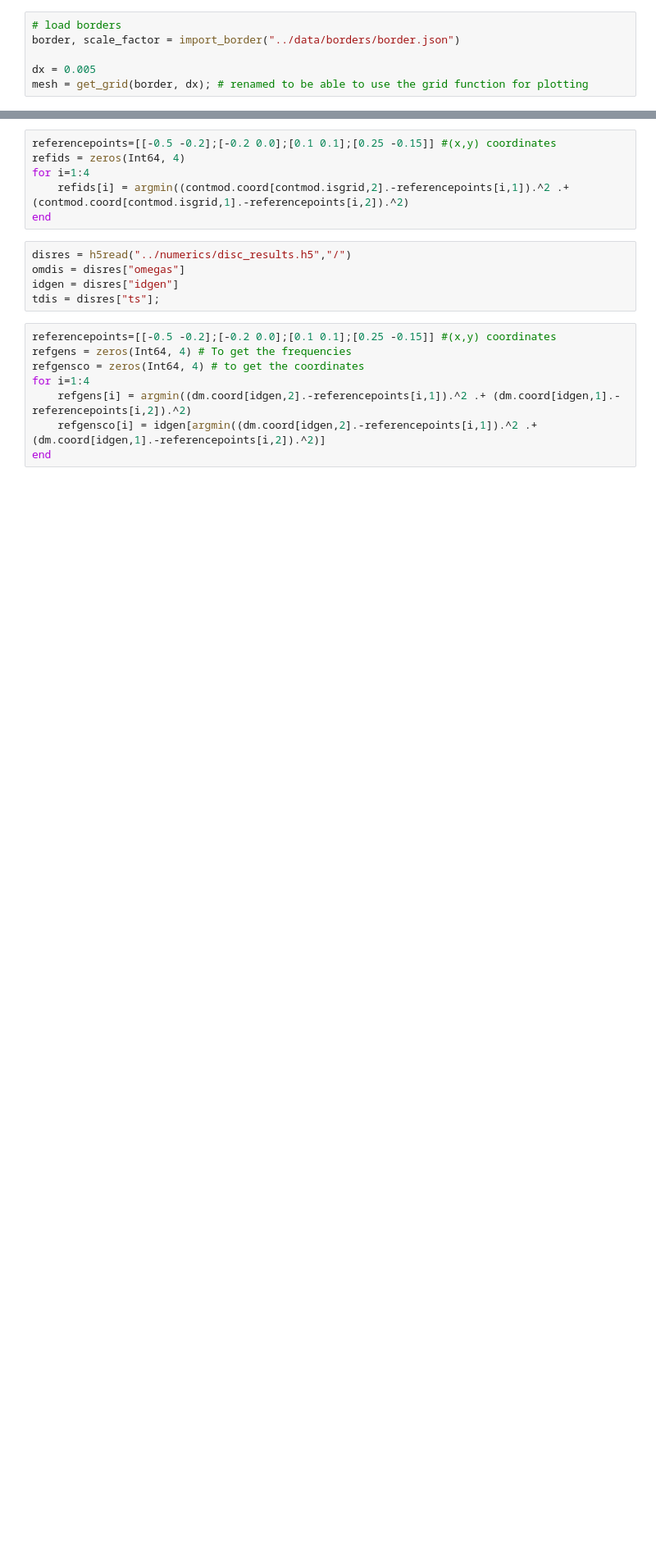
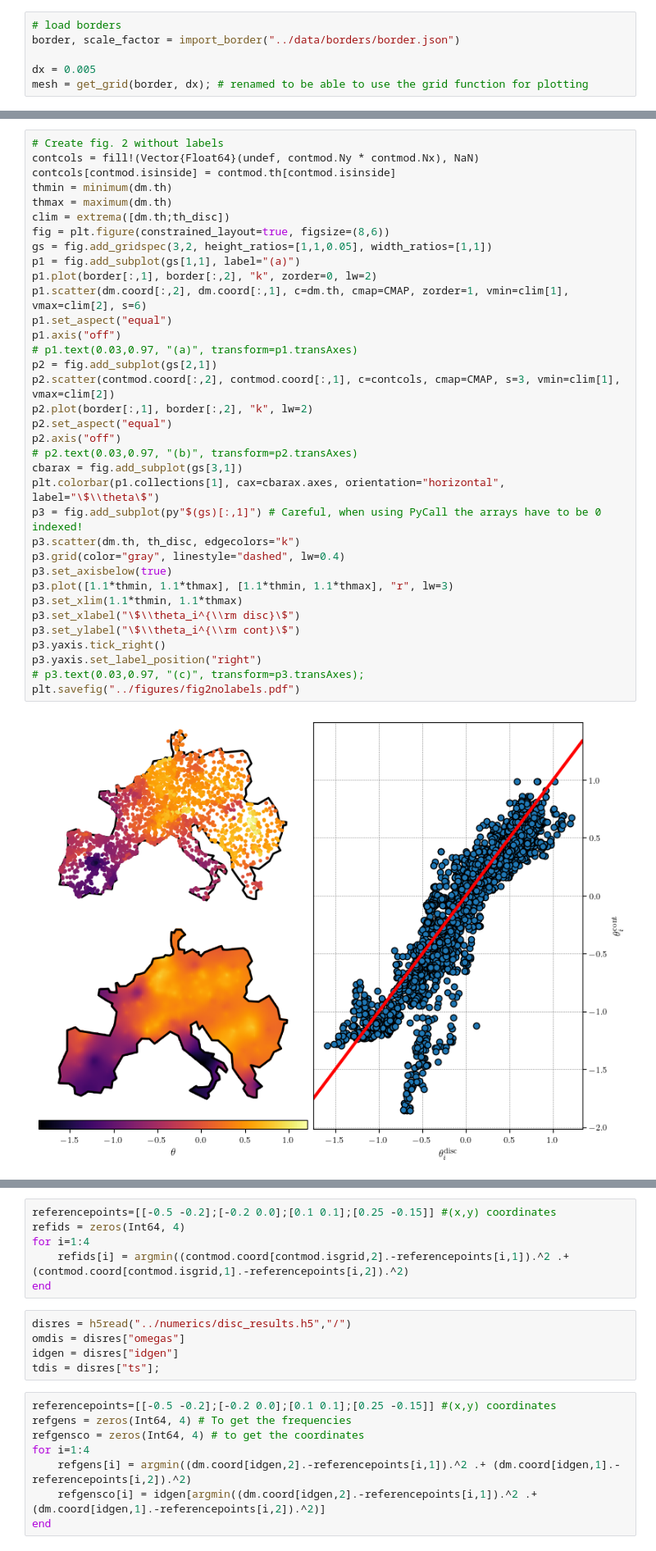
Before and after one commit to laurentpagnier/ContGridMod.jl, a Jupyter notebook: notebooks/plots.ipynb, the cells around one changed output, grey strips where cells are left out. Shown at 82% size. Drawn from its saved outputs; the diff is of its cells as text; blank space fills up the shorter version.

```diff
--- a/notebooks/plots.ipynb
+++ b/notebooks/plots.ipynb
@@ -139,0 +216,37 @@ plt.savefig("../figures/fig2.pdf")
+# %%
+# Create fig. 2 without labels
+contcols = fill!(Vector{Float64}(undef, contmod.Ny * contmod.Nx), NaN)
+contcols[contmod.isinside] = contmod.th[contmod.isinside]
+thmin = minimum(dm.th)
+thmax = maximum(dm.th)
+clim = extrema([dm.th;th_disc])
+fig = plt.figure(constrained_layout=true, figsize=(8,6))
+gs = fig.add_gridspec(3,2, height_ratios=[1,1,0.05], width_ratios=[1,1])
+p1 = fig.add_subplot(gs[1,1], label="(a)")
+p1.plot(border[:,1], border[:,2], "k", zorder=0, lw=2)
+p1.scatter(dm.coord[:,2], dm.coord[:,1], c=dm.th, cmap=CMAP, zorder=1, vmin=clim[1], vmax=clim[2], s=6)
+p1.set_aspect("equal")
+p1.axis("off")
+# p1.text(0.03,0.97, "(a)", transform=p1.transAxes)
+p2 = fig.add_subplot(gs[2,1])
+p2.scatter(contmod.coord[:,2], contmod.coord[:,1], c=contcols, cmap=CMAP, s=3, vmin=clim[1], vmax=clim[2])
+p2.plot(border[:,1], border[:,2], "k", lw=2)
+p2.set_aspect("equal")
+p2.axis("off")
+# p2.text(0.03,0.97, "(b)", transform=p2.transAxes)
+cbarax = fig.add_subplot(gs[3,1])
+plt.colorbar(p1.collections[1], cax=cbarax.axes, orientation="horizontal", label="\$\\theta\$")
+p3 = fig.add_subplot(py"$(gs)[:,1]") # Careful, when using PyCall the arrays have to be 0 indexed!
+p3.scatter(dm.th, th_disc, edgecolors="k")
+p3.grid(color="gray", linestyle="dashed", lw=0.4)
+p3.set_axisbelow(true)
+p3.plot([1.1*thmin, 1.1*thmax], [1.1*thmin, 1.1*thmax], "r", lw=3)
+p3.set_xlim(1.1*thmin, 1.1*thmax)
+p3.set_xlabel("\$\\theta_i^{\\rm disc}\$")
+p3.set_ylabel("\$\\theta_i^{\\rm cont}\$")
+p3.yaxis.tick_right()
+p3.yaxis.set_label_position("right")
+# p3.text(0.03,0.97, "(c)", transform=p3.transAxes);
+plt.savefig("../figures/fig2nolabels.pdf")
+# %% [output]
+[figure, added]
```
Also changed, not shown: parts of 29 cells of this notebook, 13 other files.
